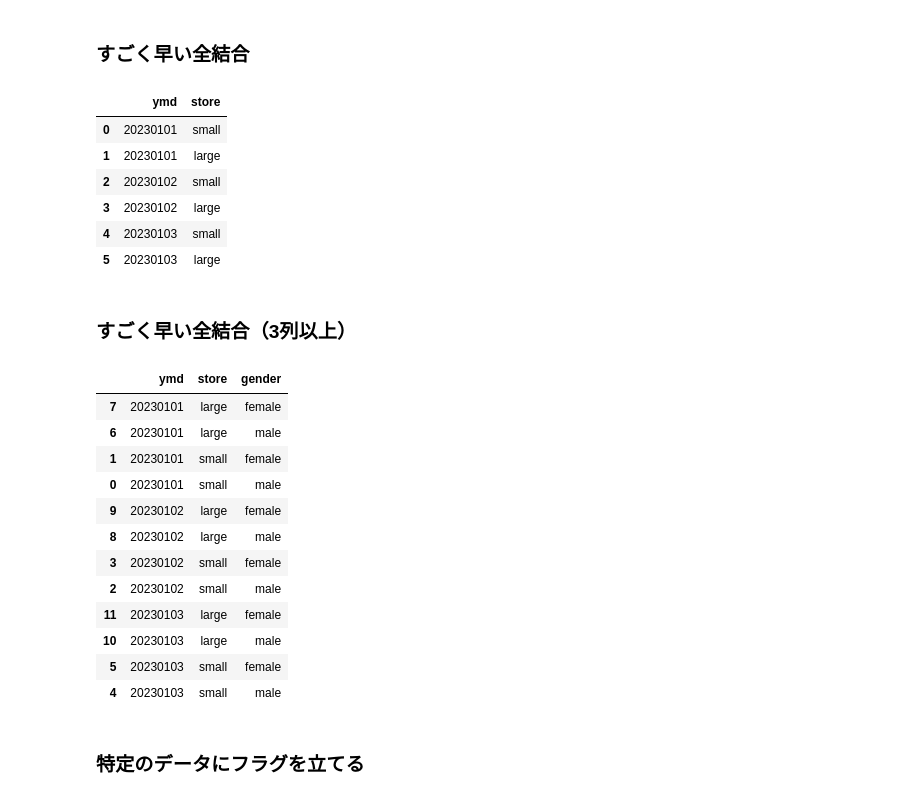
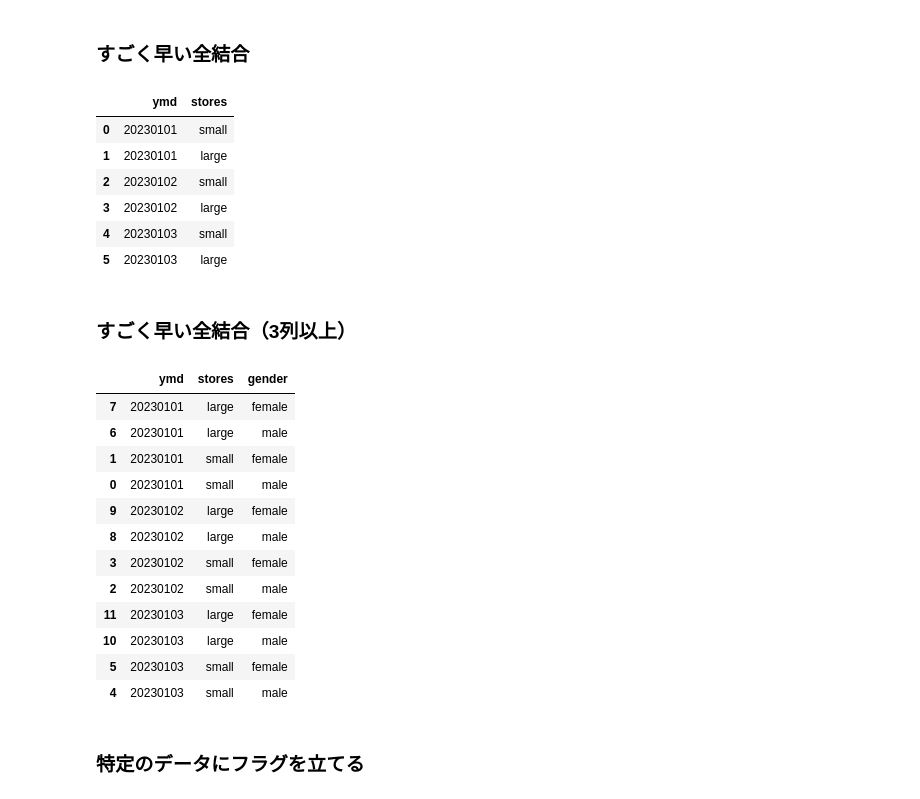
Before and after one commit to Taichi-Ibi/es-knowledge, a Jupyter notebook: script/ipynb/pandas_playground.ipynb, the cells around one changed output. Cells and saved outputs as stored; diff of their text form; code cells hidden in the pictures.

```diff
--- a/script/ipynb/pandas_playground.ipynb
+++ b/script/ipynb/pandas_playground.ipynb
@@ -331,12 +331,12 @@ customer.merge(store[['store_name', 'longitude', 'latitude']], on='store_name',
 # %%
 # 時系列データに欠損がある場合に有用
 ymd = list(range(20230101, 20230104, 1))
-store = ['small', 'large']
-df1 = pd.DataFrame({'ymd': np.repeat(ymd, len(store)),
-                   'store': store*len(ymd)})
+stores = ['small', 'large']
+df1 = pd.DataFrame({'ymd': np.repeat(ymd, len(stores)),
+                   'stores': stores*len(ymd)})
 df1
 # %% [output]
-|  | ymd | store |
+|  | ymd | stores |
 | 0 | 20230101 | small |
 | 1 | 20230101 | large |
 | 2 | 20230102 | small |
@@ -347,13 +347,13 @@ df1
 ### すごく早い全結合（3列以上）
 # %%
 # 1列増やしたい場合は、ユニーク数の少ない列同士で全結合してからマージすると良い
-store = ['small', 'large']
+stores = ['small', 'large']
 gender = ['male', 'female']
-df2 = pd.DataFrame({'store': np.repeat(store, len(gender)),
-                   'gender': gender*len(store)})
-df1.merge(df2).sort_values(['ymd', 'store', 'gender'])
+df2 = pd.DataFrame({'stores': np.repeat(stores, len(gender)),
+                   'gender': gender*len(stores)})
+df1.merge(df2).sort_values(['ymd', 'stores', 'gender'])
 # %% [output]
-|  | ymd | store | gender |
+|  | ymd | stores | gender |
 | 7 | 20230101 | large | female |
 | 6 | 20230101 | large | male |
 | 1 | 20230101 | small | female |
```
Also changed, not shown: parts of 1 cell of this notebook, 2 other files.
